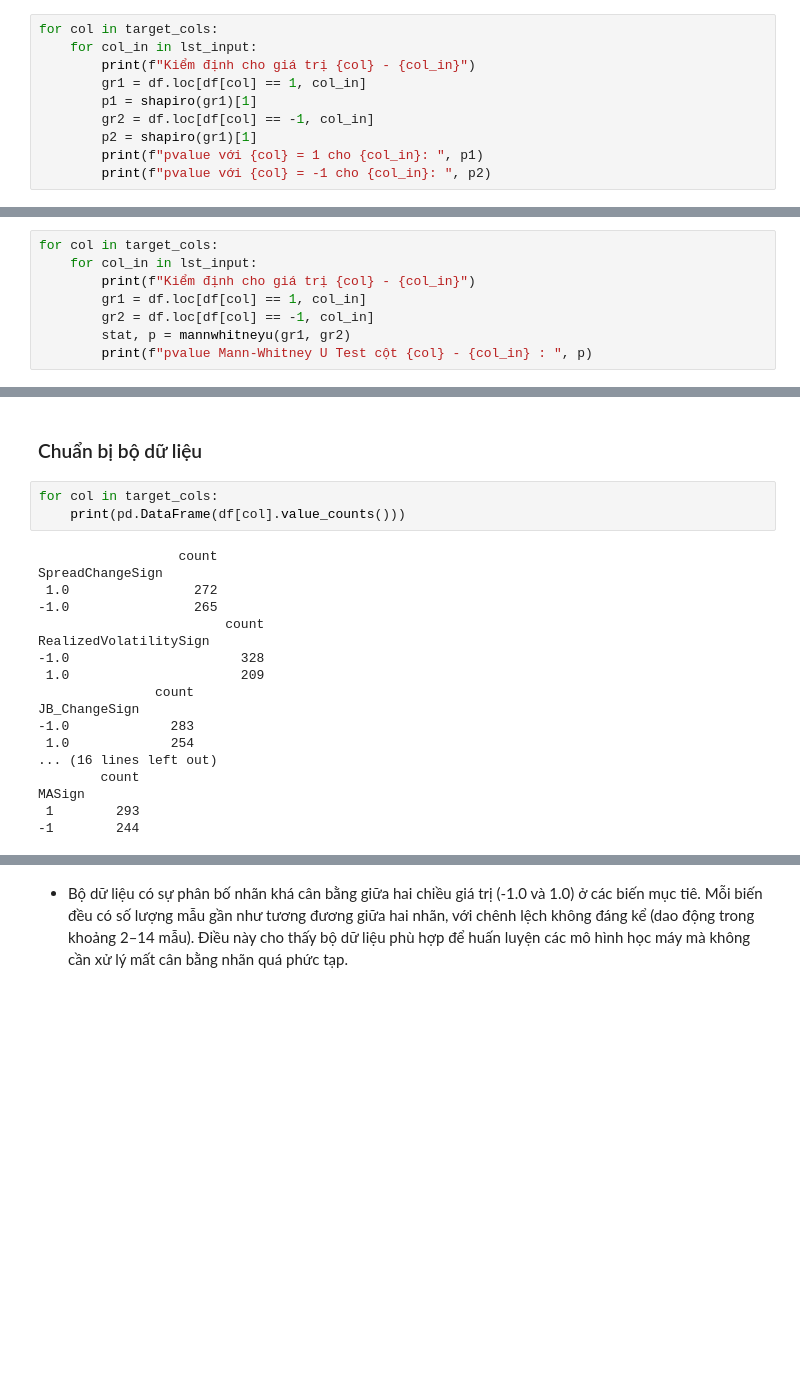
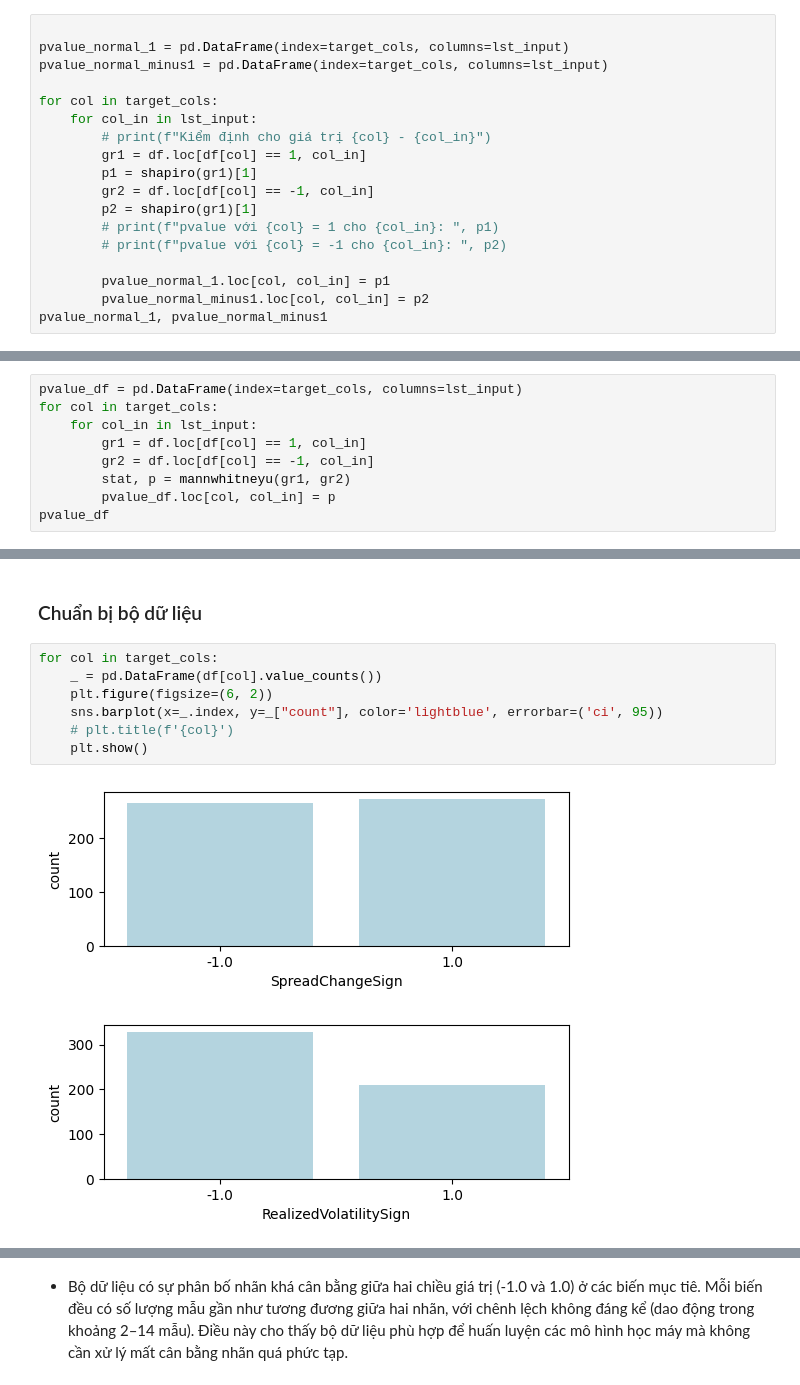
Before and after one commit to HoaPham119/thesis, a Jupyter notebook: code/binance_analysis.ipynb, the cells around one changed output, grey strips where cells are left out. Drawn from its saved outputs; the diff is of its cells as text; blank space fills up the shorter version.

```diff
--- a/code/binance_analysis.ipynb
+++ b/code/binance_analysis.ipynb
@@ -228,13 +228,21 @@ np.float64(3.690177841475846e-19)
 - Giả thuyết H0: VPIN cho từng nhóm có phân phối chuẩn
 - Giả thuyế H1: VPIN cho từng nhóm không có phân phối chuẩn
 # %%
+
+pvalue_normal_1 = pd.DataFrame(index=target_cols, columns=lst_input)
+pvalue_normal_minus1 = pd.DataFrame(index=target_cols, columns=lst_input)
+
 for col in target_cols:
     for col_in in lst_input:
-        print(f"Kiểm định cho giá trị {col} - {col_in}")
+        # print(f"Kiểm định cho giá trị {col} - {col_in}")
         gr1 = df.loc[df[col] == 1, col_in]
         p1 = shapiro(gr1)[1]
         gr2 = df.loc[df[col] == -1, col_in]
         p2 = shapiro(gr1)[1]
-        print(f"pvalue với {col} = 1 cho {col_in}: ", p1)
-        print(f"pvalue với {col} = -1 cho {col_in}: ", p2)
+        # print(f"pvalue với {col} = 1 cho {col_in}: ", p1)
+        # print(f"pvalue với {col} = -1 cho {col_in}: ", p2)
+
+        pvalue_normal_1.loc[col, col_in] = p1
+        pvalue_normal_minus1.loc[col, col_in] = p2
+pvalue_normal_1, pvalue_normal_minus1
 # %% [output]
@@ -262,9 +276,10 @@ pvalue với MASign = -1 cho AmihudLambda:  3.211812968726227e-12
 # %%
+pvalue_df = pd.DataFrame(index=target_cols, columns=lst_input)
 for col in target_cols:
     for col_in in lst_input:
-        print(f"Kiểm định cho giá trị {col} - {col_in}")
         gr1 = df.loc[df[col] == 1, col_in]
         gr2 = df.loc[df[col] == -1, col_in]
         stat, p = mannwhitneyu(gr1, gr2)
-        print(f"pvalue Mann-Whitney U Test cột {col} - {col_in} : ", p)
+        pvalue_df.loc[col, col_in] = p
+pvalue_df
 # %% [output]
@@ -289,24 +304,13 @@ pvalue Mann-Whitney U Test cột MASign - AmihudLambda :  0.33964831535605566
 ## Áp dụng model: RandomForest
 # %% [markdown]
 ### Chuẩn bị bộ dữ liệu
-# %%
-for col in target_cols:
-    print(pd.DataFrame(df[col].value_counts()))
-# %% [output]
-                  count
-SpreadChangeSign
- 1.0                272
--1.0                265
-                        count
-RealizedVolatilitySign
--1.0                      328
- 1.0                      209
-               count
-JB_ChangeSign
--1.0             283
- 1.0             254
-... (16 lines left out)
-        count
-MASign
- 1        293
--1        244
+# %%
+for col in target_cols:
+    _ = pd.DataFrame(df[col].value_counts())
+    plt.figure(figsize=(6, 2))
+    sns.barplot(x=_.index, y=_["count"], color='lightblue', errorbar=('ci', 95))
+    # plt.title(f'{col}')
+    plt.show()
+# %% [output]
+[figure, added]
+[figure, added]
```
Also changed, not shown: parts of 8 cells of this notebook.
